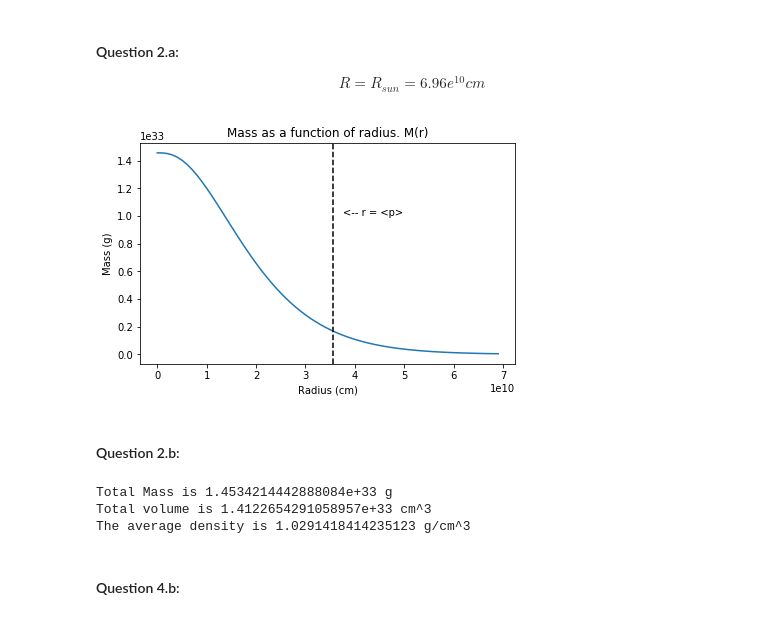
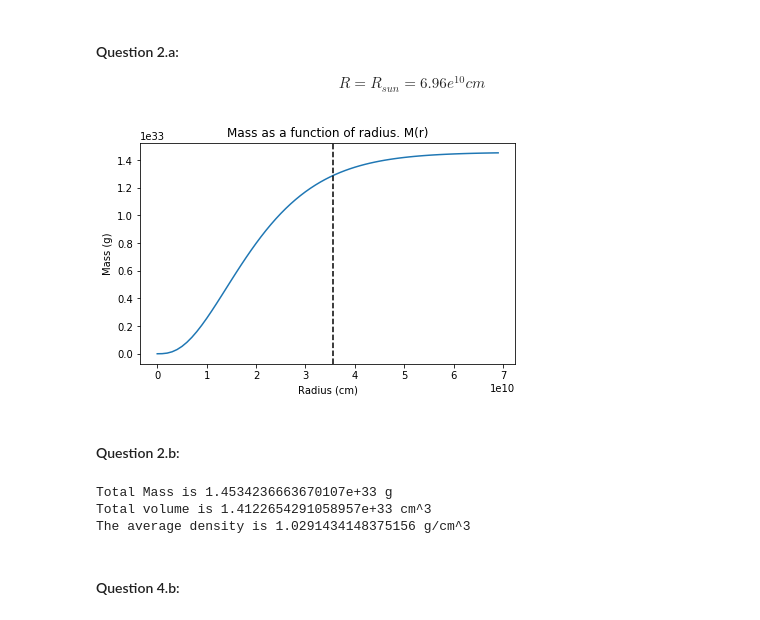
Before and after one commit to wildAstroboy/astro_4090, a Jupyter notebook: Homework 1.ipynb, the cells around one changed output. Cells and saved outputs as stored; diff of their text form; code cells hidden in the pictures.

```diff
--- a/Homework 1.ipynb
+++ b/Homework 1.ipynb
@@ -68,27 +68,30 @@ R = R_{sun} = 6.96e^{10} cm
 \end{equation}
 # %%
 import matplotlib.pyplot as plt
+import matplotlib.patches as mpatches
 import math as m
 import numpy as np
 
 # Radius of the Sun in cm.
 R= 6.96e10 # Radius of Sun in cm
 r = np.arange(0, R, .1e10)
+E = np.e
 
 # Mass as a function of radius.
 def M(x):
-    return 688*(m.e**((-1.43678e-10)*x))*(m.pi)*((-0.696e10)*x**2-(0.968832e20)*x-(0.674307e30))
+    #return (688*(m.e**((-1.43678e-10)*x))*(m.pi)*((-0.696e10)*x**2-(0.968832e20)*x-(0.674307e30)))
+    return (1.45746e33 + E**((-1.43678e-10) * x) * ((-1.45746e33)-((2.09405e23) * x) - (1.50435e13) * x**2))
 
-plt.plot(r, -M(r))
+plt.plot(r, M(r))
 plt.title('Mass as a function of radius. M(r)')
 plt.xlabel('Radius (cm)')
 plt.ylabel('Mass (g)')
 plt.axvline((3.56e10), linestyle='--', color='black')
-plt.text(3.75e10, 1e33, '<-- r = <p>')
+#plt.text(3.75e10, 1e33, '<-- r = <p>')
 plt.tight_layout(pad=1.0)
 plt.show()
 # %% [output]
-[figure, old version]
+[figure, new version]
 # %% [markdown]
 #### Question 2.b:
 # %%
@@ -99,9 +102,9 @@ print("Total Mass is", M_total, "g")
 print("Total volume is", volume, "cm^3")
 print("The average density is", rho_average, "g/cm^3")
 # %% [output]
-Total Mass is 1.4534214442888084e+33 g
+Total Mass is 1.4534236663670107e+33 g
 Total volume is 1.4122654291058957e+33 cm^3
-The average density is 1.0291418414235123 g/cm^3
+The average density is 1.0291434148375156 g/cm^3
 # %% [markdown]
 #### Question 4.b:
 # %%
```
Also changed, not shown: parts of 2 cells of this notebook.
